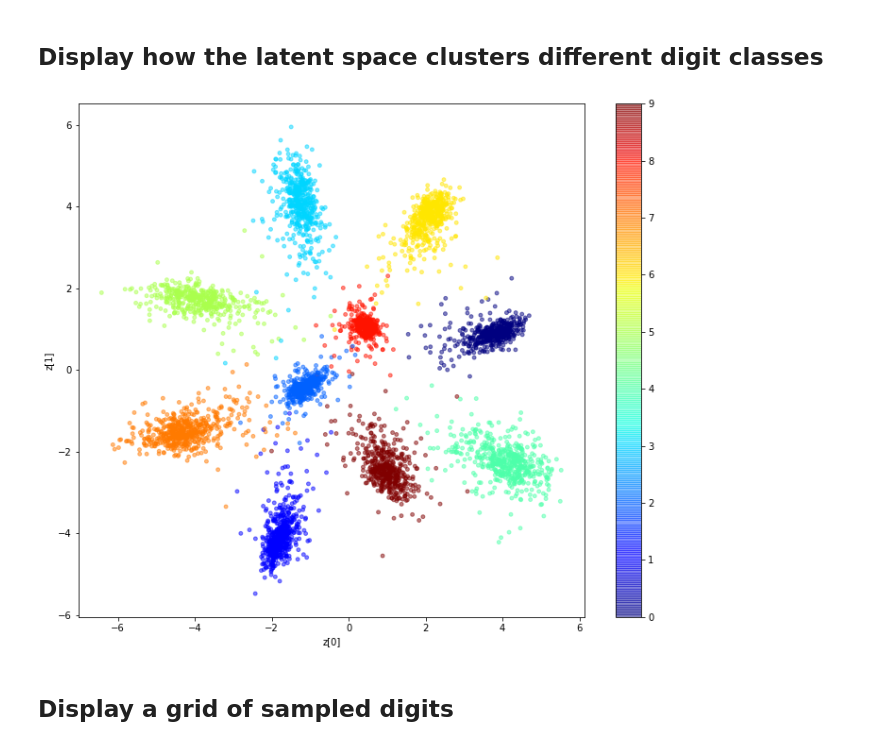
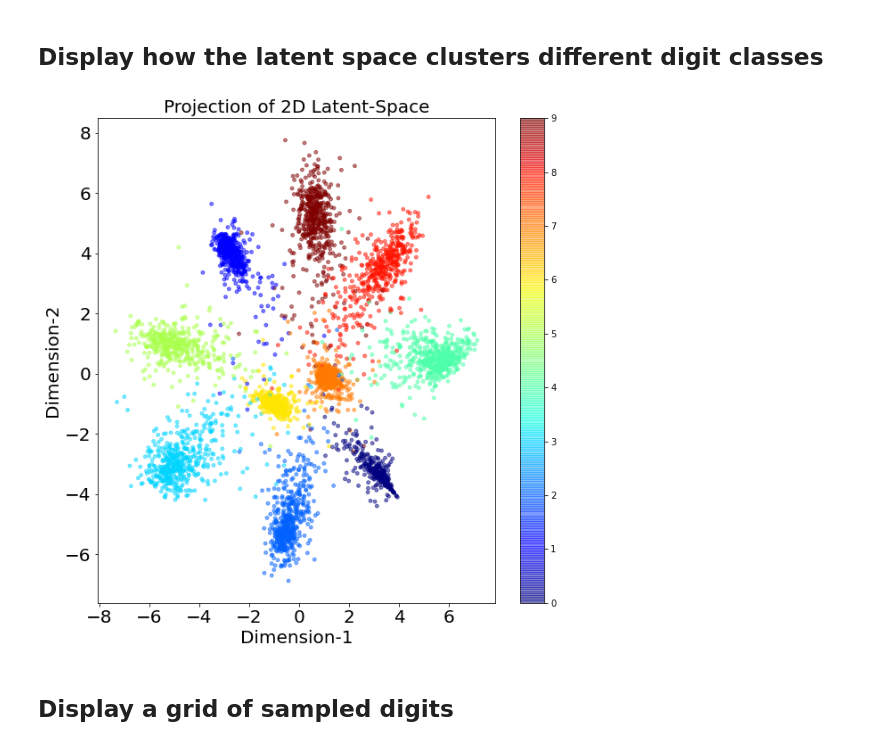
Before and after one commit to scottspurlock/noisy_labels, a Jupyter notebook: vae_classifier.ipynb, the cells around one changed output. Drawn from its saved outputs; the diff is of its cells as text; code cells hidden in the pictures.

```diff
--- a/vae_classifier.ipynb
+++ b/vae_classifier.ipynb
@@ -22,7 +22,7 @@ from tensorflow.keras import layers
 # %%
 latent_dim = 2
 input_shape = (28, 28, 1)
-epochs = 25
+epochs = 10
 batch_size = 128
 num_classes = 10
 learning_rate = 5e-4
@@ -437,20 +378,32 @@ plt.show()
 # %% [markdown]
 ## Display how the latent space clusters different digit classes
 # %%
+imgs_visualize = 5000
+figsize = 10
 
-def plot_label_clusters(vae, data, labels):
+def plot_label_clusters(data, labels, use_pca=False):
     # display a 2D plot of the digit classes in the latent space
-    z_mean, _, _ = vae.encoder.predict(data)
-    plt.figure(figsize=(12, 10))
-    plt.scatter(z_mean[:, 0], z_mean[:, 1], 15, c=labels, cmap='jet', alpha=0.5)
+    z, _, _ = vae.encoder.predict(data)
+
+    if use_pca:
+      pca = PCA(n_components=2)
+      pca.fit(data)
+      z = pca.transform(z)
+
+
+    plt.figure(figsize=(figsize, figsize))
+    plt.scatter(z[:, 0], z[:, 1], 15, c=labels, cmap='jet', alpha=0.5)
     plt.colorbar()
-    plt.xlabel("z[0]")
-    plt.ylabel("z[1]")
+    plt.xlabel("Dimension-1", size=20)
+    plt.ylabel("Dimension-2", size=20)
+    plt.xticks(size=20)
+    plt.yticks(size=20)
+    plt.title("Projection of 2D Latent-Space", size=20)
     plt.show()
 
-plot_label_clusters(vae, x_train[:5000], y_train[:5000])
+plot_label_clusters(x_train[:imgs_visualize], y_train[:imgs_visualize])
 # %% [output]
-[figure, old version]
+[figure, new version]
 # %% [markdown]
 ## Display a grid of sampled digits
 # %%
```
Also changed, not shown: parts of 15 cells of this notebook.
